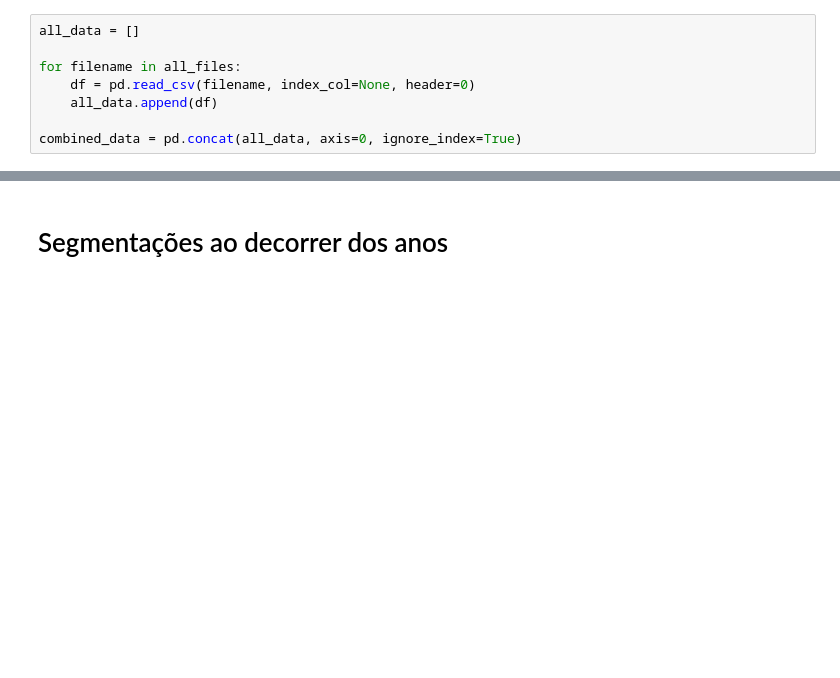
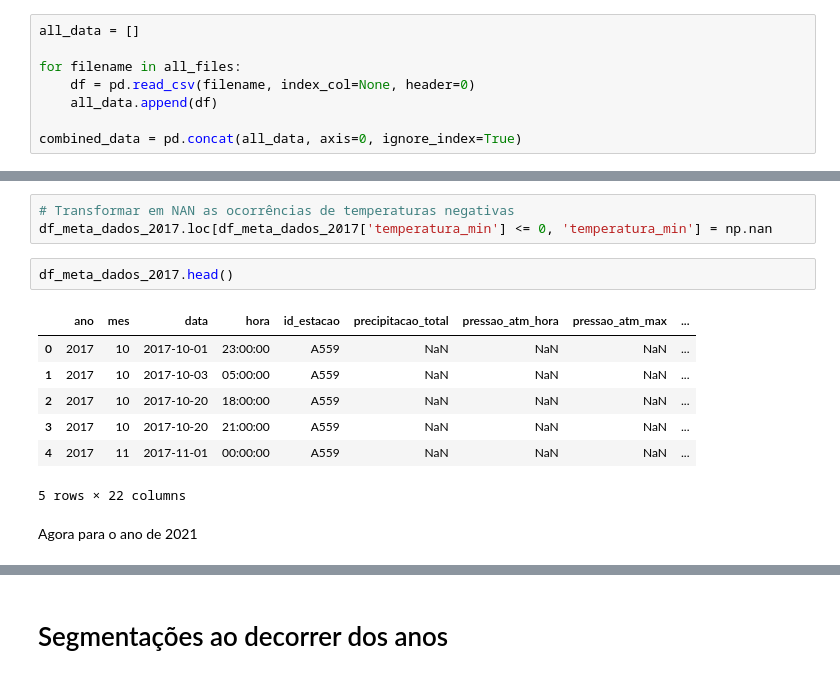
Before and after one commit to ArthurrCr/Projeto_PDI_, a Jupyter notebook: notebooks/primeira_abordagem.ipynb, the cells around one changed output, grey strips where cells are left out. Drawn from its saved outputs; the diff is of its cells as text; blank space fills up the shorter version.

```diff
--- a/notebooks/primeira_abordagem.ipynb
+++ b/notebooks/primeira_abordagem.ipynb
@@ -36,0 +131,15 @@ combined_data.head()
+# %%
+# Transformar em NAN as ocorrências de temperaturas negativas
+df_meta_dados_2017.loc[df_meta_dados_2017['temperatura_min'] <= 0, 'temperatura_min'] = np.nan
+# %%
+df_meta_dados_2017.head()
+# %% [output]
+|  | ano | mes | data | hora | id_estacao | precipitacao_total | pressao_atm_hora | pressao_atm_max | ... |
+| 0 | 2017 | 10 | 2017-10-01 | 23:00:00 | A559 | NaN | NaN | NaN | ... |
+| 1 | 2017 | 10 | 2017-10-03 | 05:00:00 | A559 | NaN | NaN | NaN | ... |
+| 2 | 2017 | 10 | 2017-10-20 | 18:00:00 | A559 | NaN | NaN | NaN | ... |
+| 3 | 2017 | 10 | 2017-10-20 | 21:00:00 | A559 | NaN | NaN | NaN | ... |
+| 4 | 2017 | 11 | 2017-11-01 | 00:00:00 | A559 | NaN | NaN | NaN | ... |
+5 rows × 22 columns
+# %% [markdown]
+Agora para o ano de 2021
```
Also changed, not shown: parts of 31 cells of this notebook, 4 other files.
